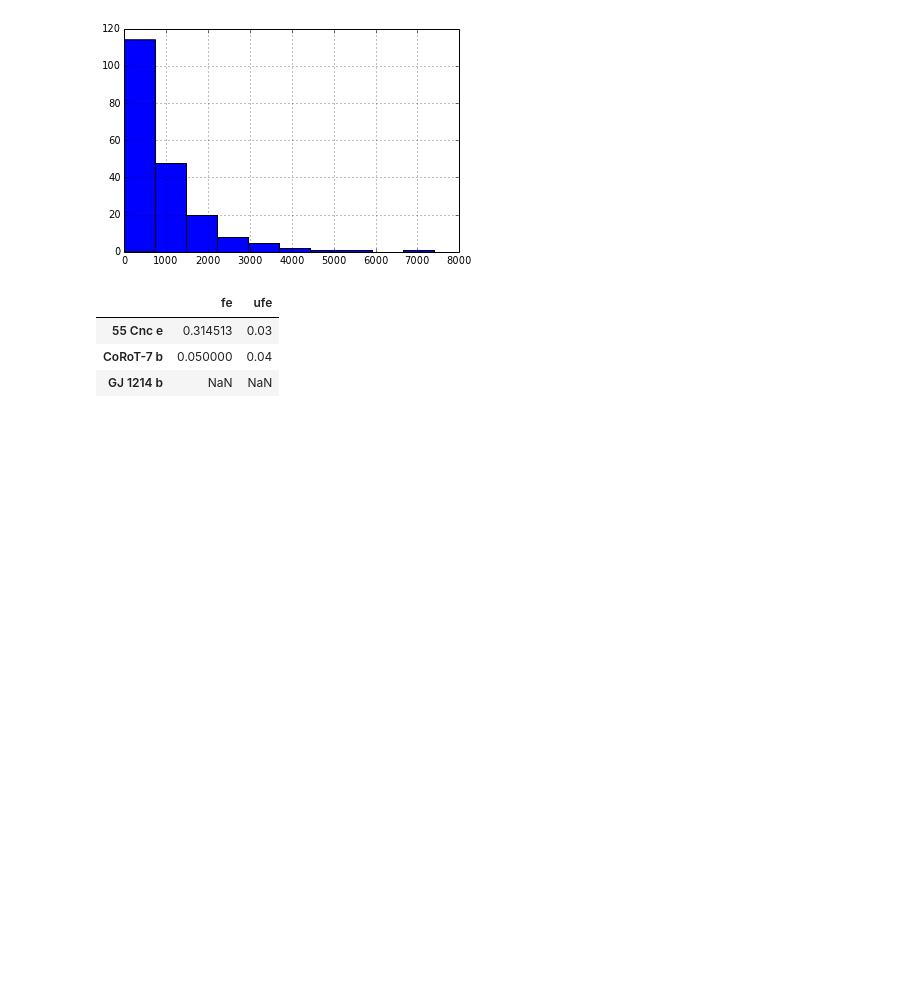
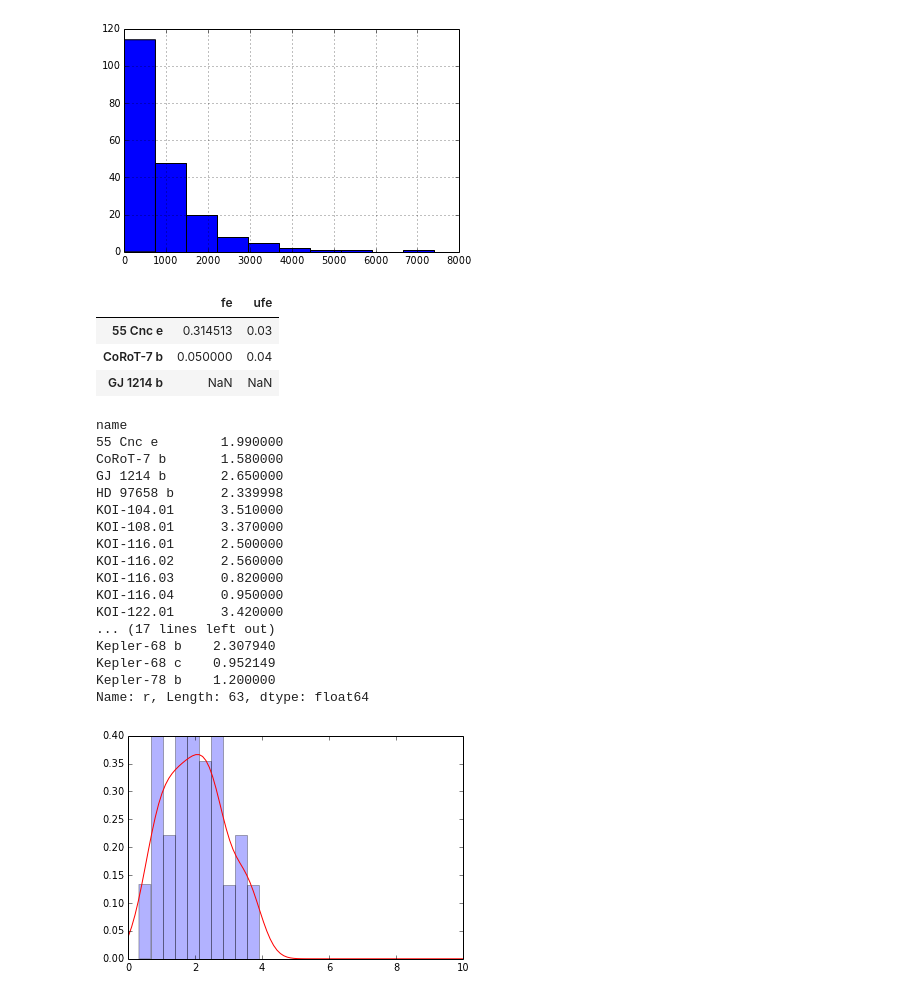
Before and after one commit to sealauren/mrf, a Jupyter notebook: plot_mr.ipynb, the cells around one changed output. Drawn from its saved outputs; the diff is of its cells as text; code cells hidden in the pictures; blank space fills up the shorter version.

```diff
--- a/plot_mr.ipynb
+++ b/plot_mr.ipynb
@@ -664,3 +648,43 @@ sp.ix[['55 Cnc e', 'CoRoT-7 b','GJ 1214 b'],['fe','ufe']]
 from scipy.stats import t as studentt
 # %%
 ttest_ind?
+# %%
+from scipy.stats.kde import gaussian_kde
+from scipy.stats import norm
+from numpy import linspace,hstack
+from pylab import plot,show,hist
+import scipy.stats.kde as kde
+
+# creating data with two peaks
+#sampD1 = norm.rvs(loc=-1.0,scale=1,size=300)
+#sampD2 = norm.rvs(loc=2.0,scale=0.5,size=300)
+#samp = hstack([sampD1,sampD2])
+samp = sp.r
+print samp
+# obtaining the pdf (my_pdf is a function!)
+my_pdf = gaussian_kde(samp)
+
+# plotting the result
+x = linspace(0,10,100)
+plot(x,my_pdf(x),'r') # distribution function
+hist(samp,normed=1,alpha=.3) # histogram
+show()
+# %% [output]
+name
+55 Cnc e        1.990000
+CoRoT-7 b       1.580000
+GJ 1214 b       2.650000
+HD 97658 b      2.339998
+KOI-104.01      3.510000
+KOI-108.01      3.370000
+KOI-116.01      2.500000
+KOI-116.02      2.560000
+KOI-116.03      0.820000
+KOI-116.04      0.950000
+KOI-122.01      3.420000
+... (17 lines left out)
+Kepler-68 b    2.307940
+Kepler-68 c    0.952149
+Kepler-78 b    1.200000
+Name: r, Length: 63, dtype: float64
+[figure, added]
```
Also changed, not shown: parts of 24 cells of this notebook.
